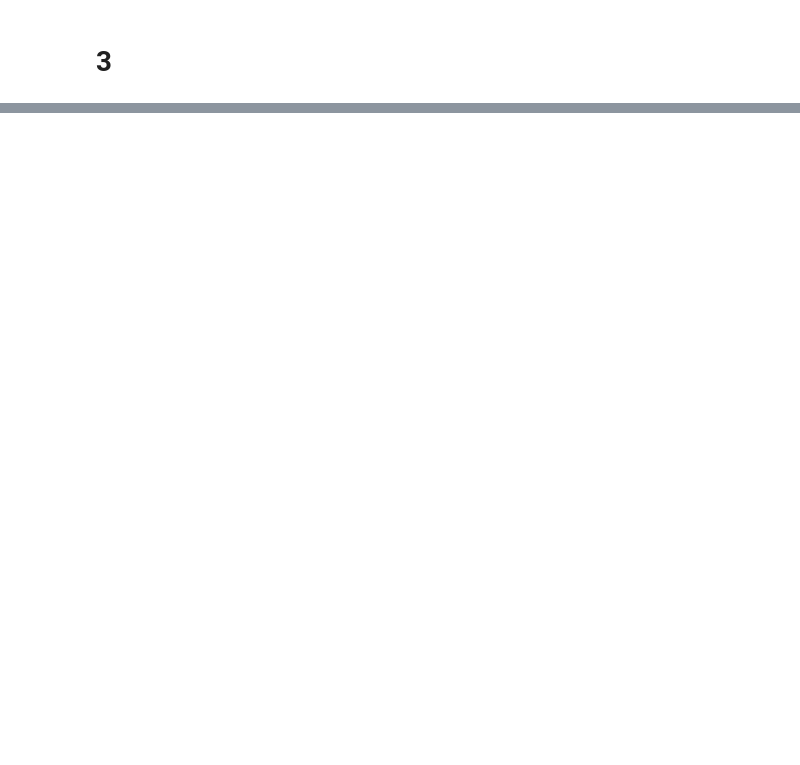
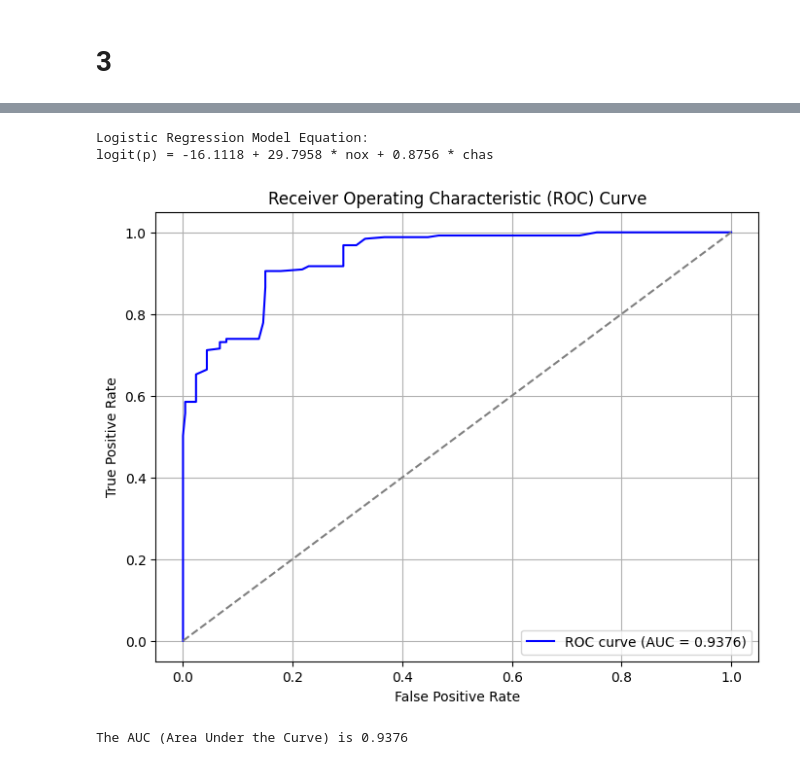
Before and after one commit to mhleethomas/Problem-Set-2, a Jupyter notebook: problem_set_2.ipynb, the cells around one changed output, grey strips where cells are left out. Drawn from its saved outputs; the diff is of its cells as text; code cells hidden in the pictures; blank space fills up the shorter version.

```diff
--- a/problem_set_2.ipynb
+++ b/problem_set_2.ipynb
@@ -281,0 +715,48 @@ The non-student borrower would need to make an income of $-207180.78 to have a 9
+# %%
+# Extract the first two most important variables
+most_important_variable = sorted_coefficients_df.index[0]
+second_most_important_variable = sorted_coefficients_df.index[1]
+
+# Fit a multiple logistic regression model using the first two most important variables
+X_important = sm.add_constant(data[[most_important_variable, second_most_important_variable]])
+y = data['crim_above_median']
+model_important = sm.Logit(y, X_important).fit(disp=0)
+
+# Extract the coefficients
+coefficients_important = model_important.params
+
+# Write out the model in equation form
+intercept = coefficients_important['const']
+coef_most_important = coefficients_important[most_important_variable]
+coef_second_most_important = coefficients_important[second_most_important_variable]
+
+print("Logistic Regression Model Equation:")
+print(f"logit(p) = {intercept:.4f} + {coef_most_important:.4f} * {most_important_variable} + {coef_second_most_important:.4f} * {second_most_important_variable}")
+# %% [output]
+Logistic Regression Model Equation:
+logit(p) = -16.1118 + 29.7958 * nox + 0.8756 * chas
+# %%
+# Predict the probabilities for the entire dataset using the model with the two most important variables
+y_prob_important = model_important.predict(X_important)
+
+# Compute the ROC curve
+fpr_important, tpr_important, thresholds_important = roc_curve(y, y_prob_important)
+
+# Compute the AUC
+auc_important = roc_auc_score(y, y_prob_important)
+
+# Plot the ROC curve
+plt.figure(figsize=(8, 6))
+plt.plot(fpr_important, tpr_important, color='blue', label=f'ROC curve (AUC = {auc_important:.4f})')
+plt.plot([0, 1], [0, 1], color='gray', linestyle='--')
+plt.xlabel('False Positive Rate')
+plt.ylabel('True Positive Rate')
+plt.title('Receiver Operating Characteristic (ROC) Curve')
+plt.legend(loc='lower right')
+plt.grid(True)
+plt.show()
+
+print(f"The AUC (Area Under the Curve) is {auc_important:.4f}")
+# %% [output]
+[figure, added]
+The AUC (Area Under the Curve) is 0.9376
```
Also changed, not shown: parts of 20 cells of this notebook, 4 other files.
